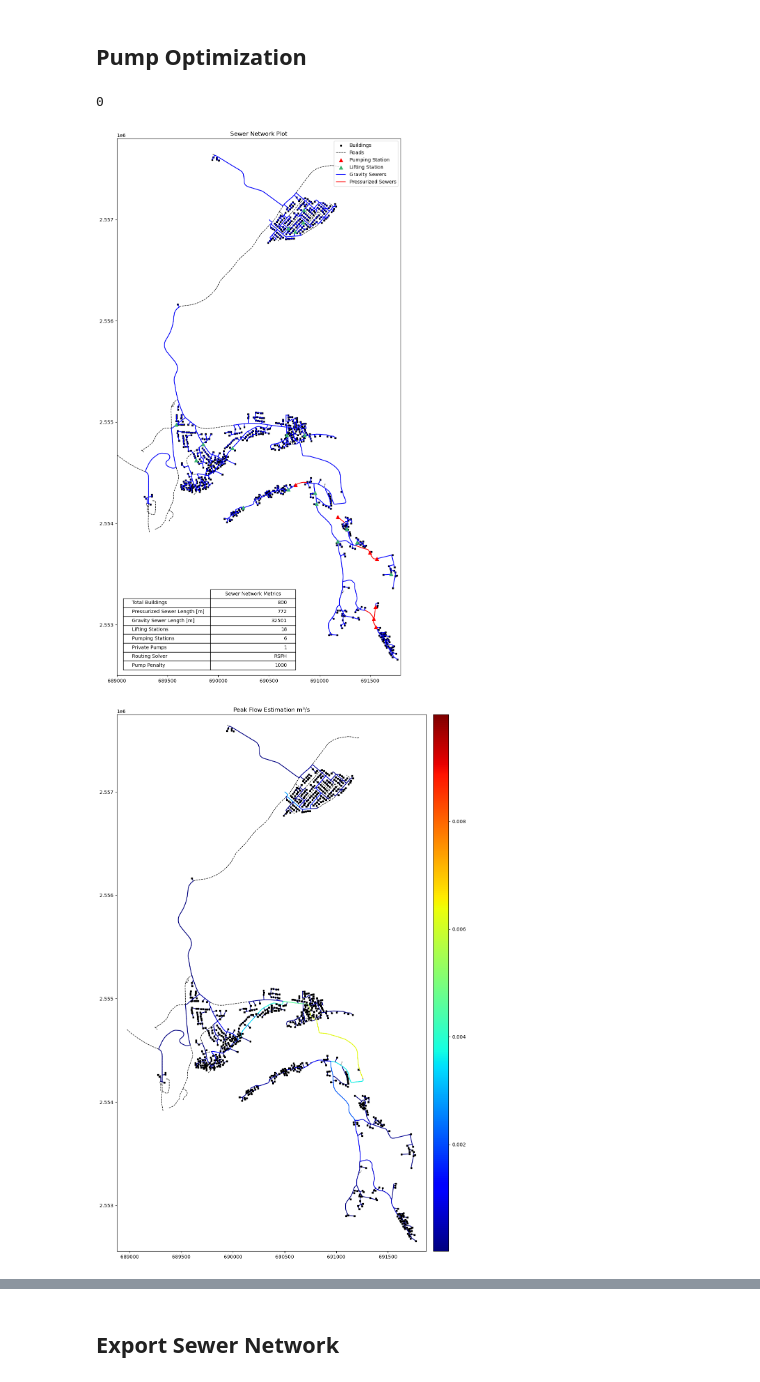
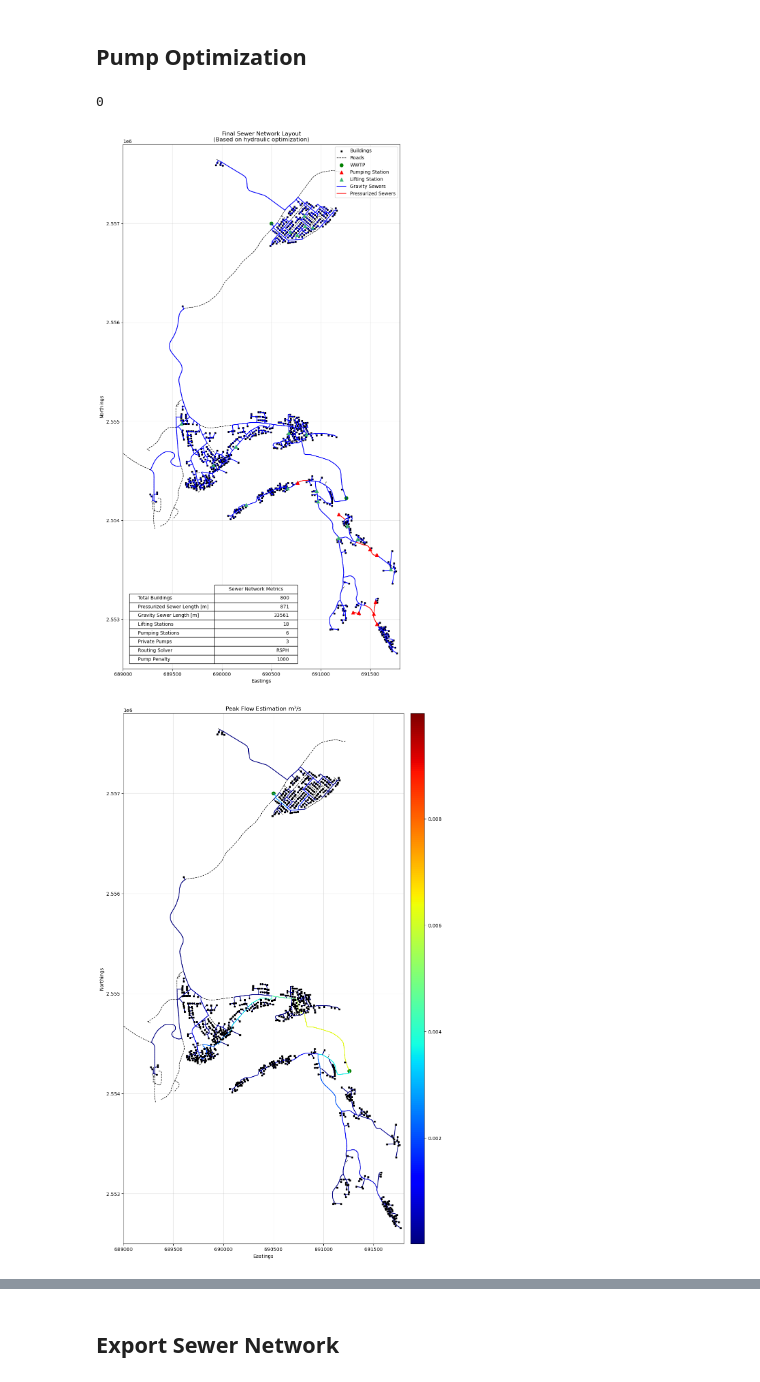
Before and after one commit to dbdespot/pysewer, a Jupyter notebook: notebooks/example_sewer_network.ipynb, the cells around one changed output, grey strips where cells are left out. Cells and saved outputs as stored; diff of their text form; code cells hidden in the pictures.

```diff
--- a/notebooks/example_sewer_network.ipynb
+++ b/notebooks/example_sewer_network.ipynb
@@ -102,5 +98,7 @@ test_model_domain = pysewer.ModelDomain(
     dem=custom_config.preprocessing.dem_file_path,
     buildings=custom_config.preprocessing.buildings_input_data,
     roads=custom_config.preprocessing.roads_input_data,
-    clustering=custom_config.preprocessing.clustering,
+    clustering="centers",
+    # pump_penalty=custom_config.preprocessing.pump_penalty,
+    pump_penalty=1000,
 )
@@ -200,21 +196,29 @@ info = pysewer.get_sewer_info(G)
 info["Routing Solver"] = "RSPH"
 info["Pump Penalty"] = test_model_domain.pump_penalty
 fig, ax = pysewer.plot_model_domain(
-    test_model_domain, plot_sewer=True, sewer_graph=G, info_table=info
+    test_model_domain, plot_sewer=True, sewer_graph=G, info_table=info, plot_sink=True
 )
 ax.set_xlim(689000, 691800)
 ax.set_ylim(2552500, 2557800)
+ax.set_xlabel("Eastings")
+ax.set_ylabel("Northings")
+ax.grid(alpha=0.3)
 
-ax.set_title("Sewer Network Plot")
+ax.set_title("Final Sewer Network Layout\n(Based on hydraulic optimization)")
 plt.legend(loc="upper right")
 plt.show()
 # %% [output]
 0
-[figure, old version]
+[figure, new version]
 # %%
-pysewer.plot_sewer_attributes(
-    test_model_domain, G, attribute="peak_flow", title="Peak Flow Estimation m³/s"
+fig, ax = pysewer.plot_sewer_attributes(
+    test_model_domain, G, attribute="peak_flow", title="Peak Flow Estimation m³/s", plot_sink=True
 )
+ax.set_xlim(689000, 691800)
+ax.set_ylim(2552500, 2557800)
+ax.set_xlabel("Eastings")
+ax.set_ylabel("Northings")
+ax.grid(alpha=0.3)
 plt.show()
 # %% [output]
-[figure, old version]
+[figure, new version]
```
Also changed, not shown: parts of 19 cells of this notebook.
